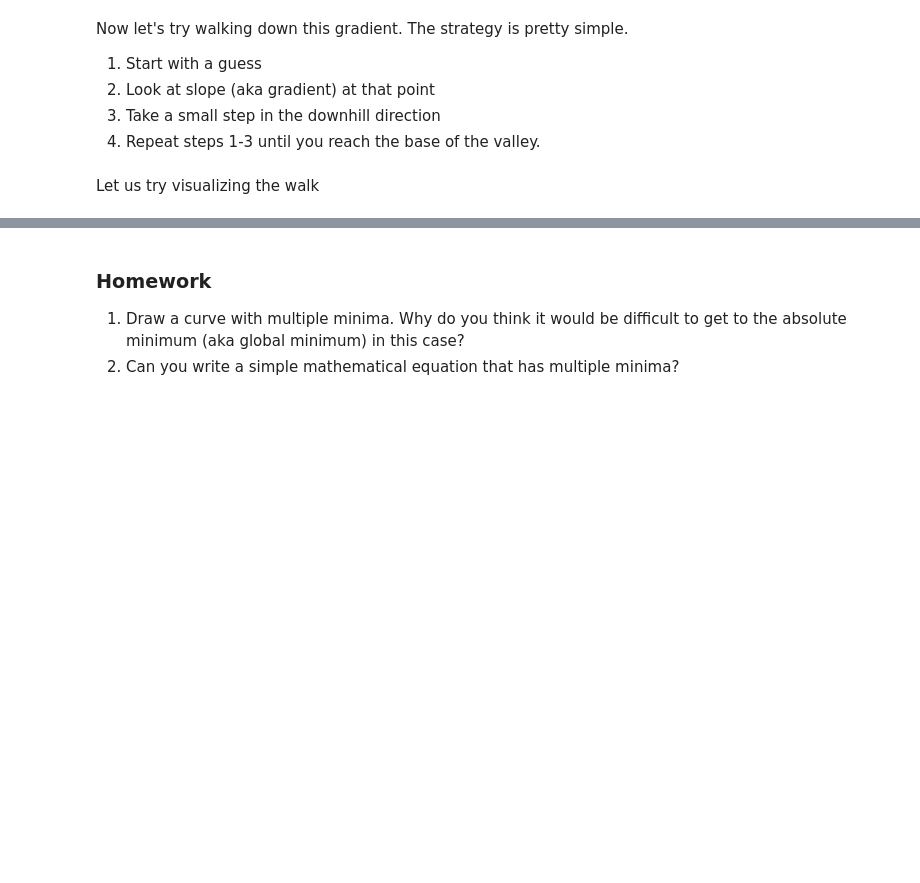
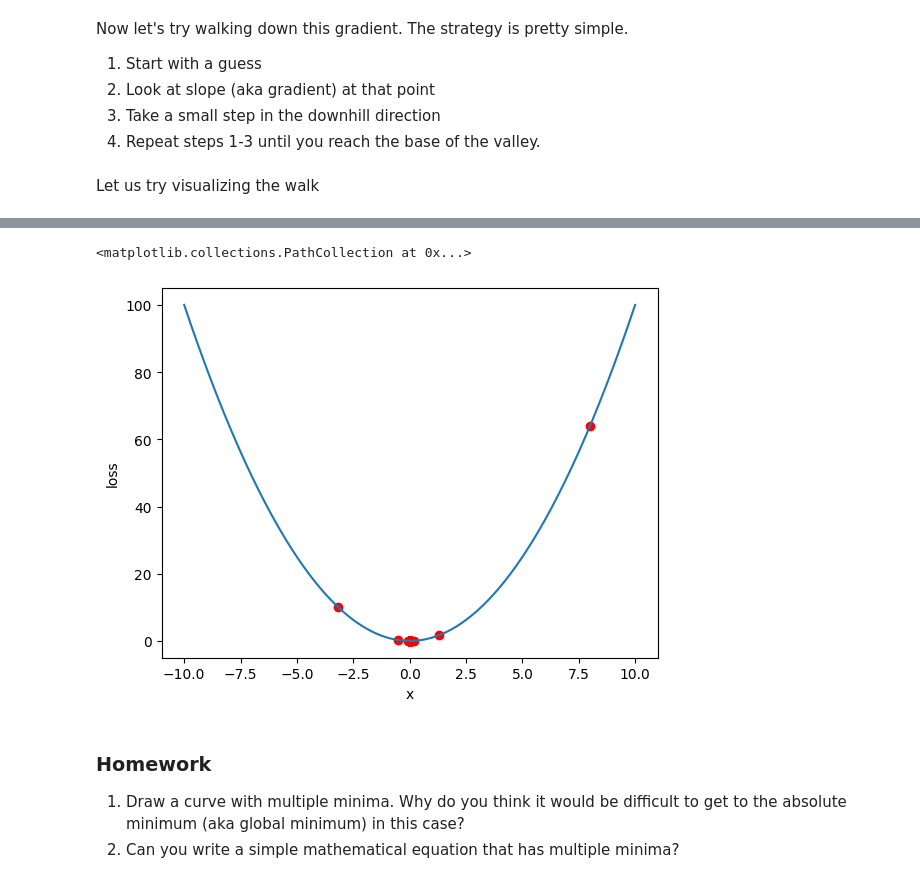
Before and after one commit to bhanu151/statistical-learning-course-2026, a Jupyter notebook: CSSL_04_Introduction_to_optimization.ipynb, the cells around one changed output, grey strips where cells are left out. Cells and saved outputs as stored; diff of their text form; code cells hidden in the pictures; blank space fills up the shorter version.

```diff
--- a/CSSL_04_Introduction_to_optimization.ipynb
+++ b/CSSL_04_Introduction_to_optimization.ipynb
@@ -59,3 +92,31 @@ Let us try visualizing the walk
+# %%
+# Starting point
+x=8
+
+# How big each step is
+learning_rate = 0.7
+
+# Store steps for plotting
+steps = [x]
+
+# Create a loop for the repetition step and move downhill in each step
+for s in range(200):
+  slope =2*x
+
+  next_x = x - slope*learning_rate
+  steps.append(next_x)
+  x = next_x
+# %%
+# Plot the curve and the steps that you took to reach the minimum
+fig, ax = plt.subplots()
+ax.plot(x_values, y_values)
+ax.set_xlabel("x")
+ax.set_ylabel("loss")
+
+plt.scatter(steps, loss_func(np.array(steps)), color="red")
+# %% [output]
+<matplotlib.collections.PathCollection at 0x...>
+[figure, added]
 # %% [markdown]
 ### Homework
 1. Draw a curve with multiple minima. Why do you think it would be difficult to get to the absolute minimum (aka global minimum) in this case?
```
Also changed, not shown: parts of 8 cells of this notebook.
